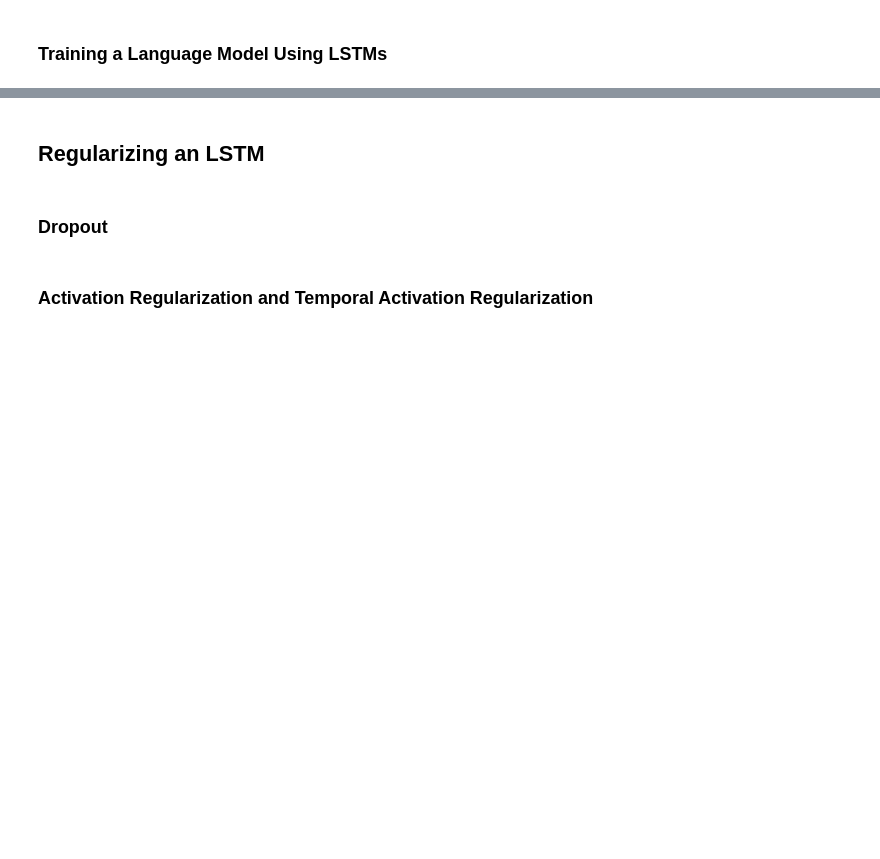
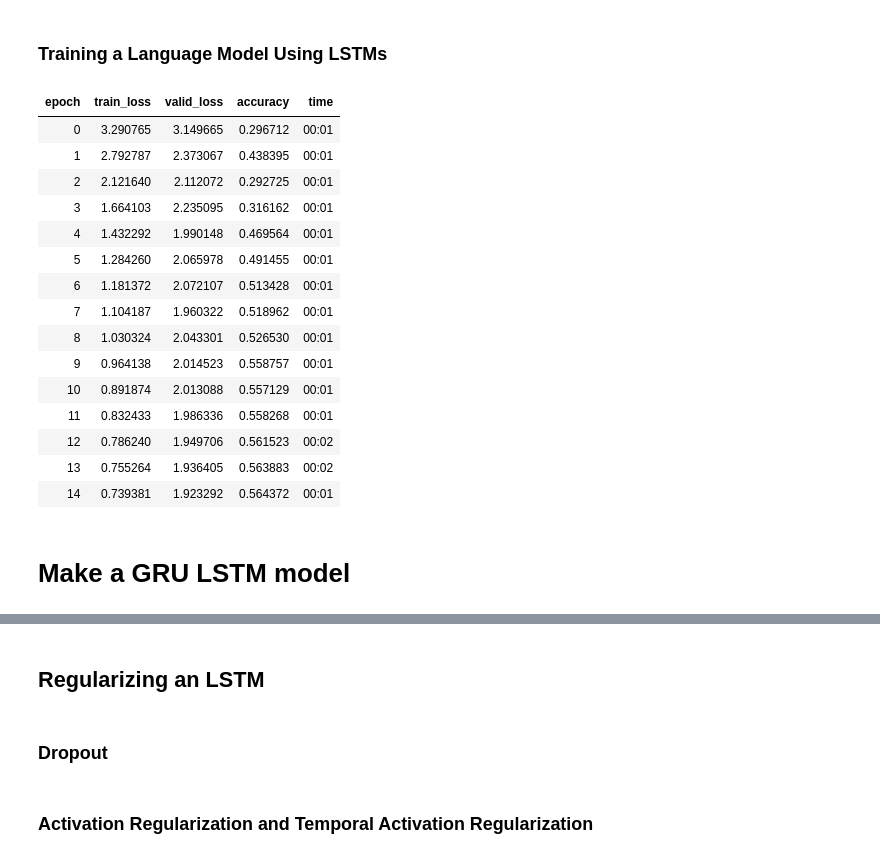
Before and after one commit to thatgeeman/fastbook, a Jupyter notebook: clean/12_nlp_dive.ipynb, the cells around one changed output, grey strips where cells are left out. Saved outputs shown, nothing was run; the diff lists cells and outputs as text; code cells hidden in the pictures; blank space fills up the shorter version.

```diff
--- a/clean/12_nlp_dive.ipynb
+++ b/clean/12_nlp_dive.ipynb
@@ -765,0 +868,42 @@ t.chunk(2)
+# %%
+class LMModel6(Module):
+    def __init__(self, vocab_sz, n_hidden, n_hidden_hidden, n_layers=2): # lstm has 2 hidden states
+        self.i_h = nn.Embedding(vocab_sz, n_hidden)
+        # **input** of shape `(seq_len, batch, input_size)`
+        self.rnn = nn.LSTM(n_hidden, n_hidden_hidden, n_layers, batch_first=True)
+        self.h_o = nn.Linear(n_hidden_hidden, vocab_sz)
+        self.h = [torch.zeros(n_layers, bs, n_hidden_hidden) for _ in range(2)]
+        # is creating 2 hidden states for each of h and c
+
+    def forward(self, x):
+        res,h = self.rnn(self.i_h(x), self.h)
+        #print(res.shape, len(h), h[0].shape,h[1].shape)
+        self.h = [h_.detach() for h_ in h]
+        return self.h_o(res)
+
+    def reset(self):
+        for h in self.h: h.zero_()
+# %%
+learn = Learner(dls, LMModel6(len(vocab),100, 50, 2),
+                loss_func=loss_func,
+                metrics=accuracy, cbs=ModelResetter)
+learn.fit_one_cycle(15, 3e-3)
+# %% [output]
+| epoch | train_loss | valid_loss | accuracy | time |
+| 0 | 3.290765 | 3.149665 | 0.296712 | 00:01 |
+| 1 | 2.792787 | 2.373067 | 0.438395 | 00:01 |
+| 2 | 2.121640 | 2.112072 | 0.292725 | 00:01 |
+| 3 | 1.664103 | 2.235095 | 0.316162 | 00:01 |
+| 4 | 1.432292 | 1.990148 | 0.469564 | 00:01 |
+| 5 | 1.284260 | 2.065978 | 0.491455 | 00:01 |
+| 6 | 1.181372 | 2.072107 | 0.513428 | 00:01 |
+| 7 | 1.104187 | 1.960322 | 0.518962 | 00:01 |
+| 8 | 1.030324 | 2.043301 | 0.526530 | 00:01 |
+| 9 | 0.964138 | 2.014523 | 0.558757 | 00:01 |
+| 10 | 0.891874 | 2.013088 | 0.557129 | 00:01 |
+| 11 | 0.832433 | 1.986336 | 0.558268 | 00:01 |
+| 12 | 0.786240 | 1.949706 | 0.561523 | 00:02 |
+| 13 | 0.755264 | 1.936405 | 0.563883 | 00:02 |
+| 14 | 0.739381 | 1.923292 | 0.564372 | 00:01 |
+# %% [markdown]
+# Make a GRU LSTM model
```
Also changed, not shown: parts of 108 cells of this notebook.
